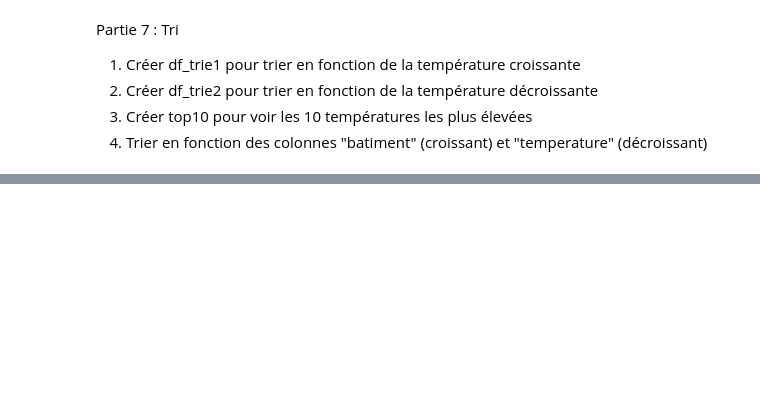
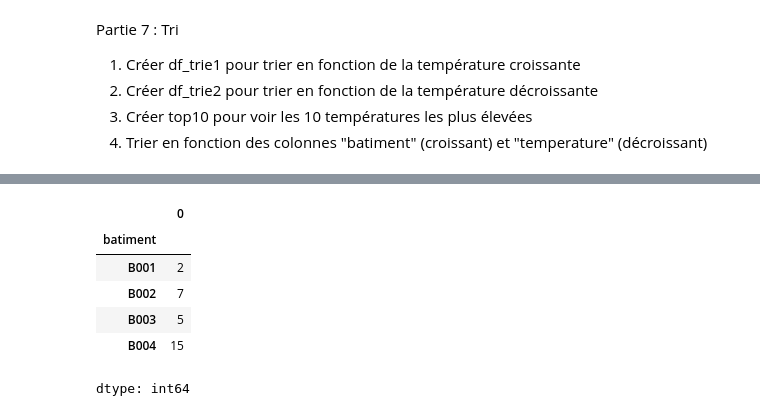
Before and after one commit to fatoufall737/atelier-pandas-iot, a Jupyter notebook: atelier_pandas_iot.ipynb, the cells around one changed output, grey strips where cells are left out. Cells and saved outputs as stored; diff of their text form; code cells hidden in the pictures; blank space fills up the shorter version.

```diff
--- a/atelier_pandas_iot.ipynb
+++ b/atelier_pandas_iot.ipynb
@@ -468,0 +531,11 @@ df_trie_multi.head(10)
+# %%
+# 8) Nombre d'alertes par bâtiment
+df[df["etat"] == "ALERTE"].groupby("batiment").size()
+# %% [output]
+|  | 0 |
+| batiment |  |
+| B001 | 2 |
+| B002 | 7 |
+| B003 | 5 |
+| B004 | 15 |
+dtype: int64
```
Also changed, not shown: parts of 8 cells of this notebook.
